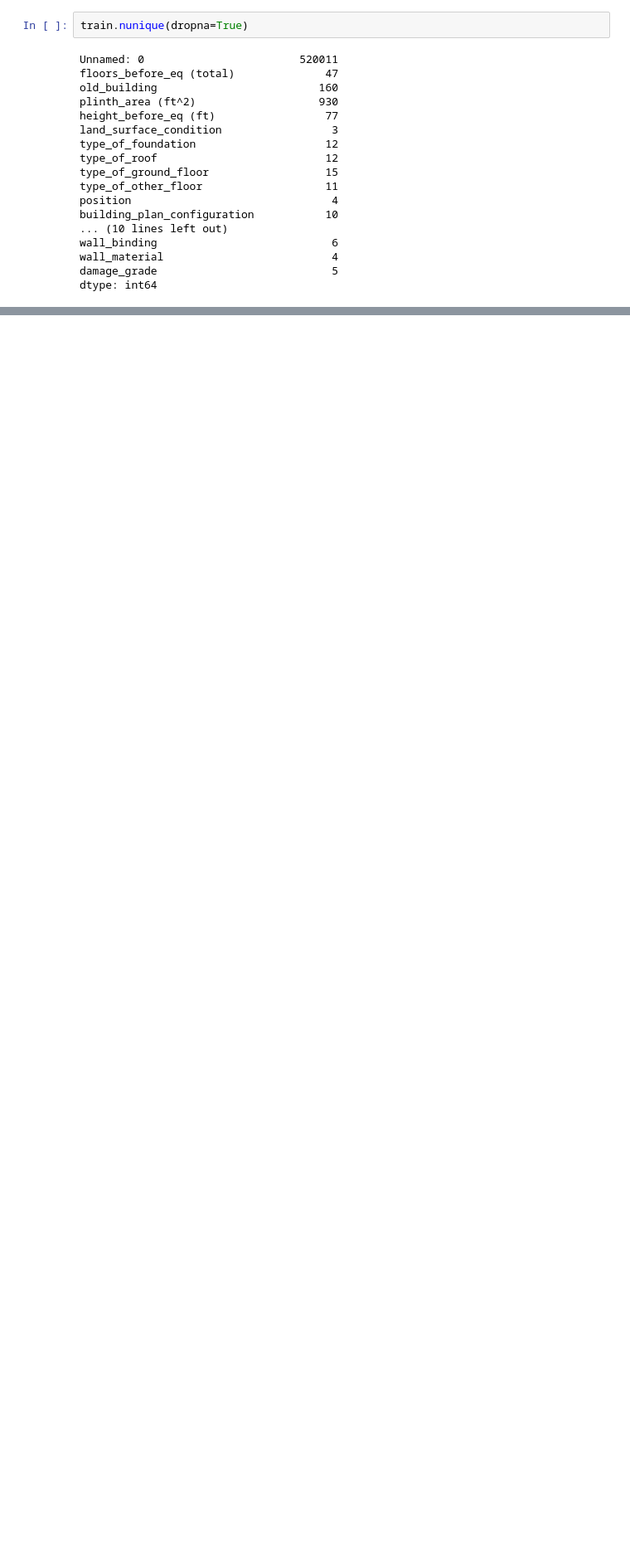
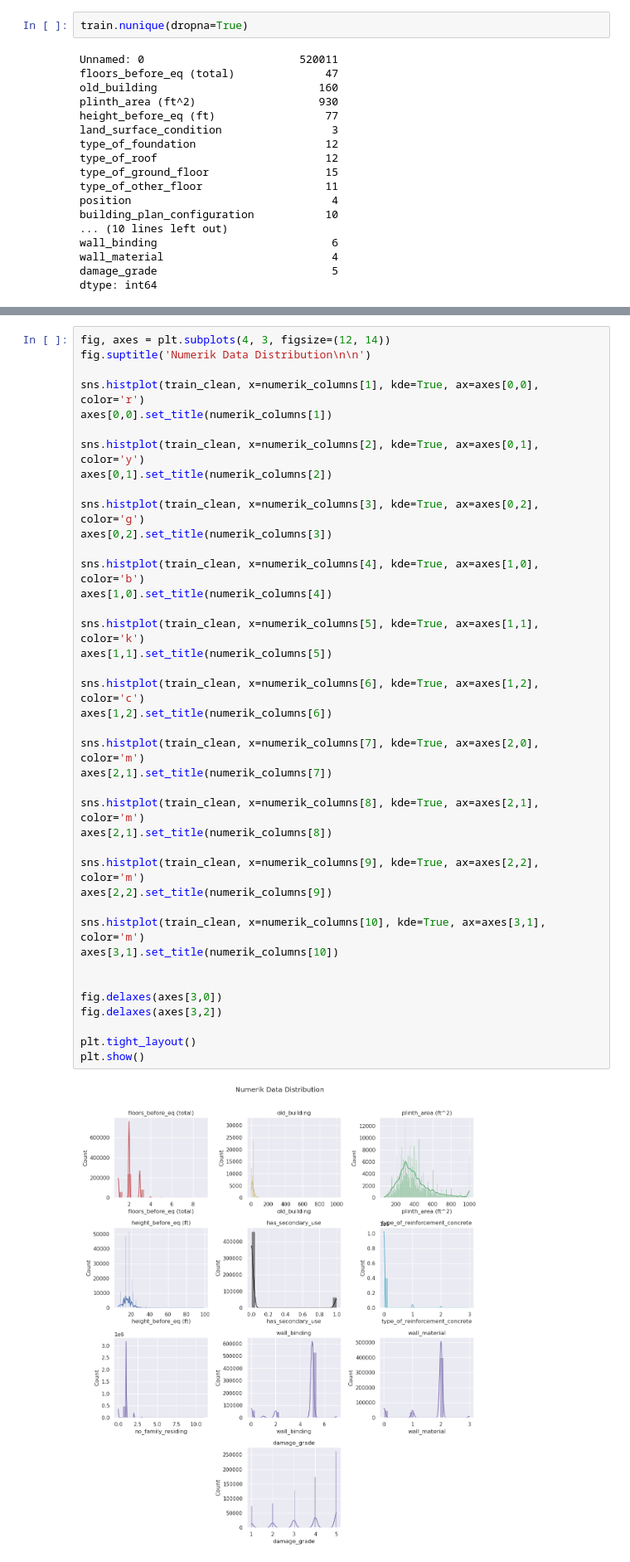
Before and after one commit to mhyubr/JDC2023-DaBesTeam, a Jupyter notebook: eda-jdc-2023-dabes-team.ipynb, the cells around one changed output, grey strips where cells are left out. Shown at 83% size. Drawn from its saved outputs; the diff is of its cells as text; blank space fills up the shorter version.

```diff
--- a/eda-jdc-2023-dabes-team.ipynb
+++ b/eda-jdc-2023-dabes-team.ipynb
@@ -195,0 +386,42 @@ plt.show()
+# %%
+fig, axes = plt.subplots(4, 3, figsize=(12, 14))
+fig.suptitle('Numerik Data Distribution\n\n')
+
+sns.histplot(train_clean, x=numerik_columns[1], kde=True, ax=axes[0,0], color='r')
+axes[0,0].set_title(numerik_columns[1])
+
+sns.histplot(train_clean, x=numerik_columns[2], kde=True, ax=axes[0,1], color='y')
+axes[0,1].set_title(numerik_columns[2])
+
+sns.histplot(train_clean, x=numerik_columns[3], kde=True, ax=axes[0,2], color='g')
+axes[0,2].set_title(numerik_columns[3])
+
+sns.histplot(train_clean, x=numerik_columns[4], kde=True, ax=axes[1,0], color='b')
+axes[1,0].set_title(numerik_columns[4])
+
+sns.histplot(train_clean, x=numerik_columns[5], kde=True, ax=axes[1,1], color='k')
+axes[1,1].set_title(numerik_columns[5])
+
+sns.histplot(train_clean, x=numerik_columns[6], kde=True, ax=axes[1,2], color='c')
+axes[1,2].set_title(numerik_columns[6])
+
+sns.histplot(train_clean, x=numerik_columns[7], kde=True, ax=axes[2,0], color='m')
+axes[2,1].set_title(numerik_columns[7])
+
+sns.histplot(train_clean, x=numerik_columns[8], kde=True, ax=axes[2,1], color='m')
+axes[2,1].set_title(numerik_columns[8])
+
+sns.histplot(train_clean, x=numerik_columns[9], kde=True, ax=axes[2,2], color='m')
+axes[2,2].set_title(numerik_columns[9])
+
+sns.histplot(train_clean, x=numerik_columns[10], kde=True, ax=axes[3,1], color='m')
+axes[3,1].set_title(numerik_columns[10])
+
+
+fig.delaxes(axes[3,0])
+fig.delaxes(axes[3,2])
+
+plt.tight_layout()
+plt.show()
+# %% [output]
+[figure, added]
```
Also changed, not shown: parts of 14 cells of this notebook.
